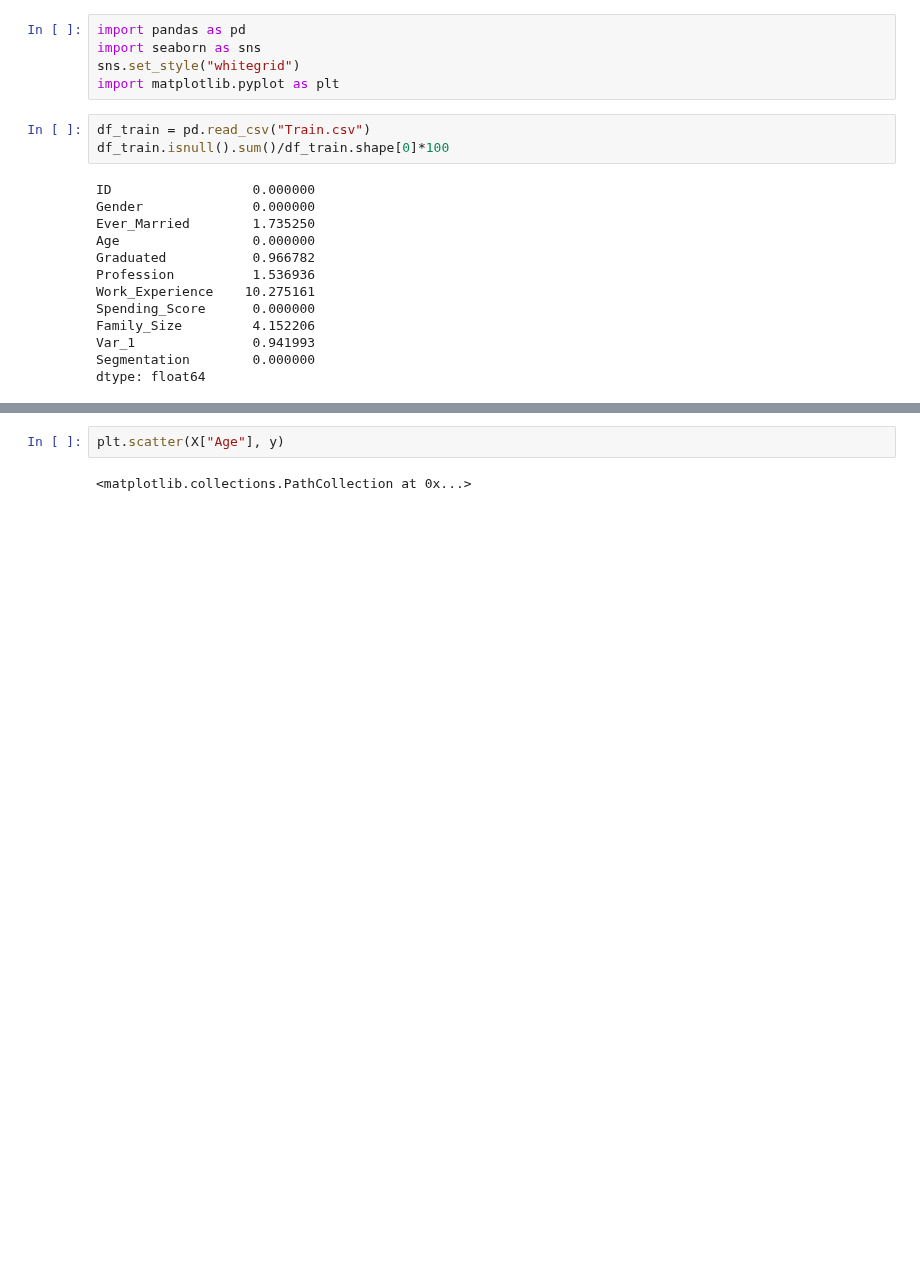
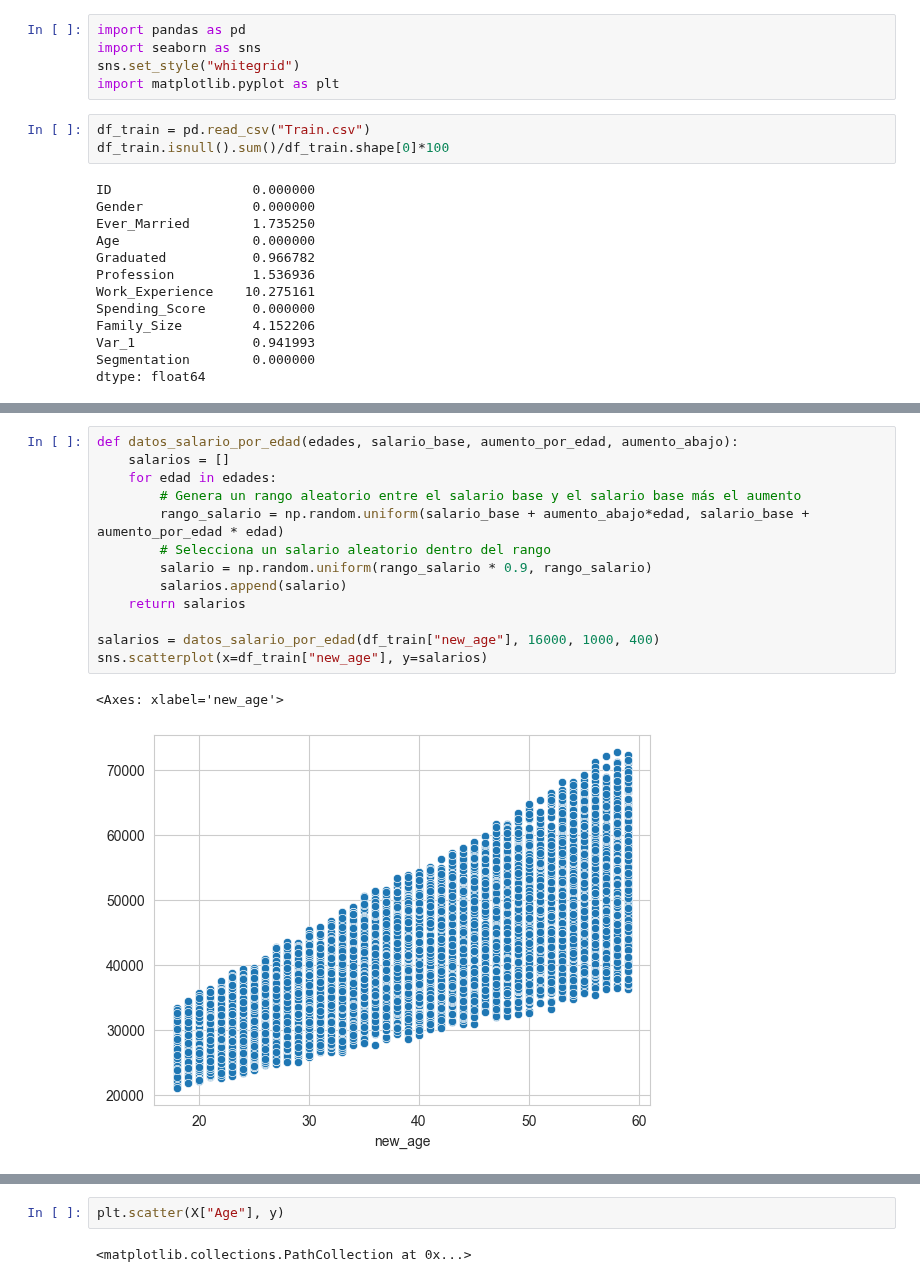
Before and after one commit to Martain24/TFM, a Jupyter notebook: primer_dataset/notebook_1.ipynb, the cells around one changed output, grey strips where cells are left out. Saved outputs shown, nothing was run; the diff lists cells and outputs as text; blank space fills up the shorter version.

```diff
--- a/primer_dataset/notebook_1.ipynb
+++ b/primer_dataset/notebook_1.ipynb
@@ -80,0 +129,16 @@ sns.scatterplot(x=X["Age"], y=y_, hue=df_train["Profession"])
+# %%
+def datos_salario_por_edad(edades, salario_base, aumento_por_edad, aumento_abajo):
+    salarios = []
+    for edad in edades:
+        # Genera un rango aleatorio entre el salario base y el salario base más el aumento
+        rango_salario = np.random.uniform(salario_base + aumento_abajo*edad, salario_base + aumento_por_edad * edad)
+        # Selecciona un salario aleatorio dentro del rango
+        salario = np.random.uniform(rango_salario * 0.9, rango_salario)
+        salarios.append(salario)
+    return salarios
+
+salarios = datos_salario_por_edad(df_train["new_age"], 16000, 1000, 400)
+sns.scatterplot(x=df_train["new_age"], y=salarios)
+# %% [output]
+<Axes: xlabel='new_age'>
+[figure, added]
```
Also changed, not shown: parts of 8 cells of this notebook, 1 other file.
